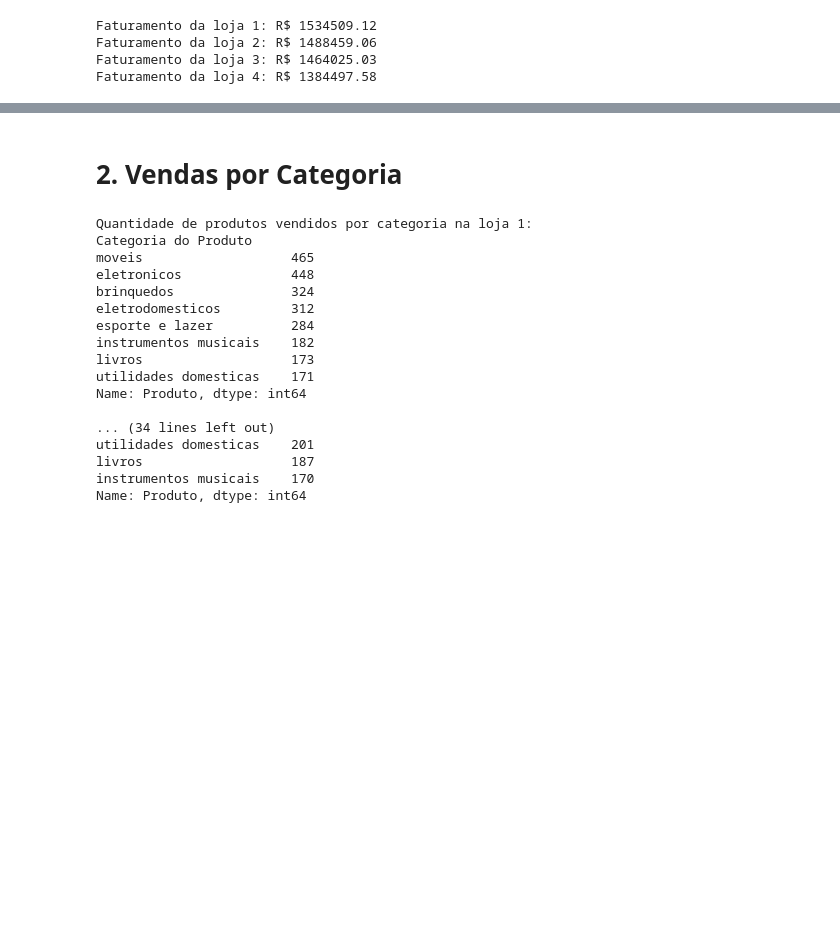
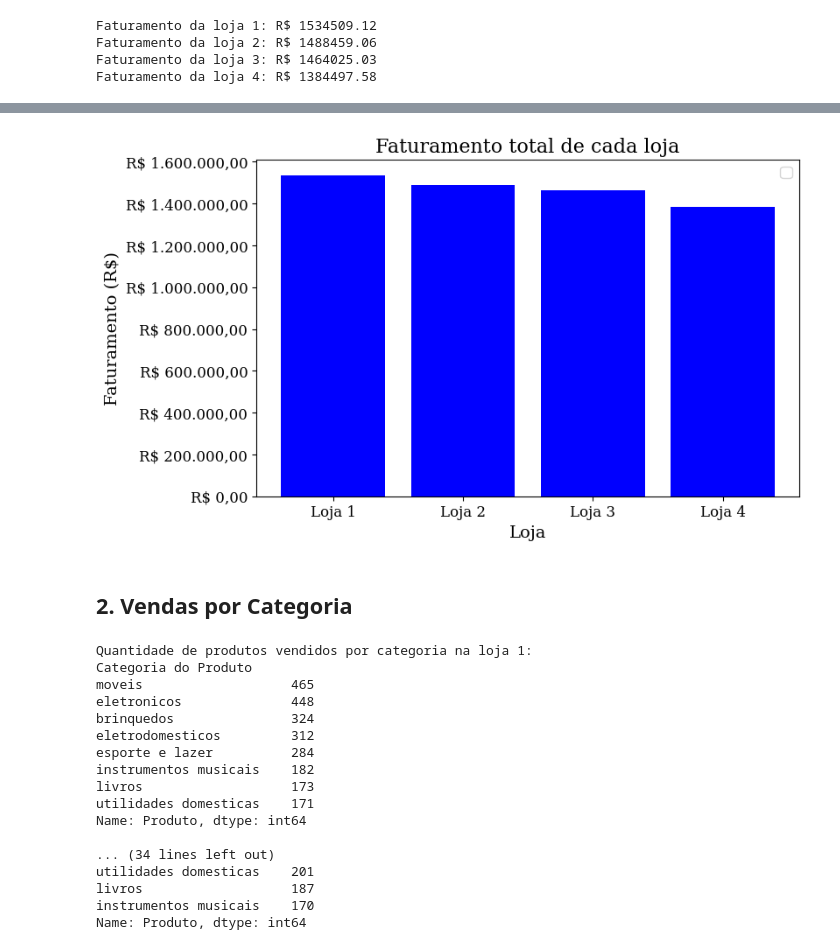
Before and after one commit to jvsobrinho/challenge1-data-science, a Jupyter notebook: AluraStoreBr.ipynb, the cells around one changed output, grey strips where cells are left out. Saved outputs shown, nothing was run; the diff lists cells and outputs as text; code cells hidden in the pictures; blank space fills up the shorter version.

```diff
--- a/AluraStoreBr.ipynb
+++ b/AluraStoreBr.ipynb
@@ -100,3 +193,11 @@ Faturamento da loja 1: R$ 1534509.12
 Faturamento da loja 2: R$ 1488459.06
 Faturamento da loja 3: R$ 1464025.03
 Faturamento da loja 4: R$ 1384497.58
+# %%
+# Cria um dataframe com o faturamento total de cada loja usando
+df_faturamento = pd.DataFrame({
+    'Loja': [f'Loja {i+1}' for i, df in enumerate(lista_datasets)],
+    'Faturamento': [df['Preço'].sum() for df in lista_datasets]
+})
+
+df_faturamento
@@ -103,5 +210,66 @@ Faturamento da loja 4: R$ 1384497.58
+# %%
+# Cria um gráfico de barras com o faturamento total de cada loja
+fig, ax = plt.subplots()
+
+# Usa o método do objeto Axes
+ax.bar(df_faturamento['Loja'], df_faturamento['Faturamento'], color='blue')
+# Adiciona rótulos e título
+ax.set_title('Faturamento total de cada loja')
+ax.set_xlabel('Loja')
+ax.set_ylabel('Faturamento (R$)')
+
+# Melhora a legibilidade dos yticks para valores monetários
+def format_func(value: float, tick_number: int) -> str:
+    """
+    Formata os valores do eixo y para o padrão monetário brasileiro.
+
+    Esta função é usada como formatador para o eixo y em gráficos Matplotlib,
+    através da classe FuncFormatter. Ela transforma valores numéricos como 1234.5
+    em strings formatadas no estilo de moeda brasileira: 'R$ 1.234,50'.
+
+    A formatação inicial usa a notação padrão americana (vírgula para milhar e
+    ponto para decimal). Para converter corretamente para o padrão brasileiro
+    (ponto para milhar e vírgula para decimal), é utilizada uma sequência de
+    substituições com o método `str.replace()`:
+
+    1. Primeiro, vírgulas são temporariamente substituídas por um caractere neutro ('X'),
+       para evitar conflitos ao substituir os pontos em seguida.
+    2. Depois, os pontos (decimais) são trocados por vírgulas.
+    3. Por fim, o caractere neutro ('X') é trocado por ponto.
+
+    Essa abordagem garante que os separadores de milhar e decimal não sejam confundidos
+    ou sobrescritos de forma errada.
+
+    Parâmetros:
+    ----------
+    value : float
+        O valor numérico a ser formatado (gerado automaticamente pelo Matplotlib).
+
+    tick_number : int
+        Índice da marcação no eixo (não é usado diretamente, mas é exigido pela interface do FuncFormatter).
+
+    Retorna:
+    -------
+    str
+        Uma string com o valor formatado como moeda brasileira (ex: 'R$ 1.234,50').
+    """
+    # Formata o número com separador de milhar americano e 2 casas decimais
+    valor_formatado = f'R$ {value:,.2f}'
+
+    # Substitui vírgulas por 'X' (temporário), pontos por vírgulas, e 'X' por pontos
+    valor_formatado = valor_formatado.replace(',', 'X').replace('.', ',').replace('X', '.')
+
+    return valor_formatado
+
+
+ax.yaxis.set_major_formatter(mpl.ticker.FuncFormatter(format_func))
+
+# Exibe o gráfico
+plt.show()
+# %% [output]
+[figure, added]
 # %% [markdown]
-# 2. Vendas por Categoria
+## 2. Vendas por Categoria
 # %%
 # Quantidade de produtos vendidos por categoria
 for i in range(len(lista_datasets)):
```
Also changed, not shown: parts of 21 cells of this notebook, 2 other files.
